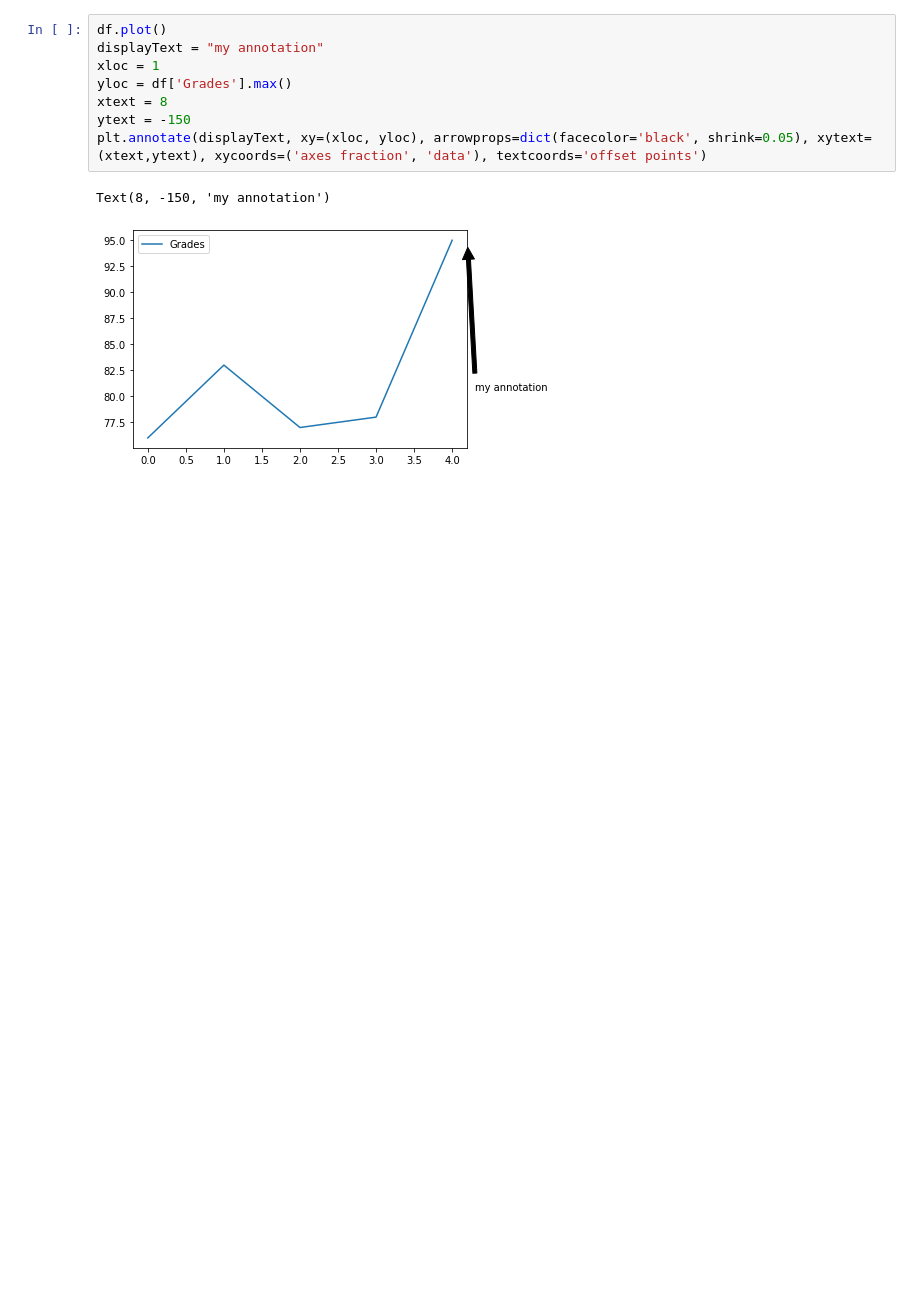
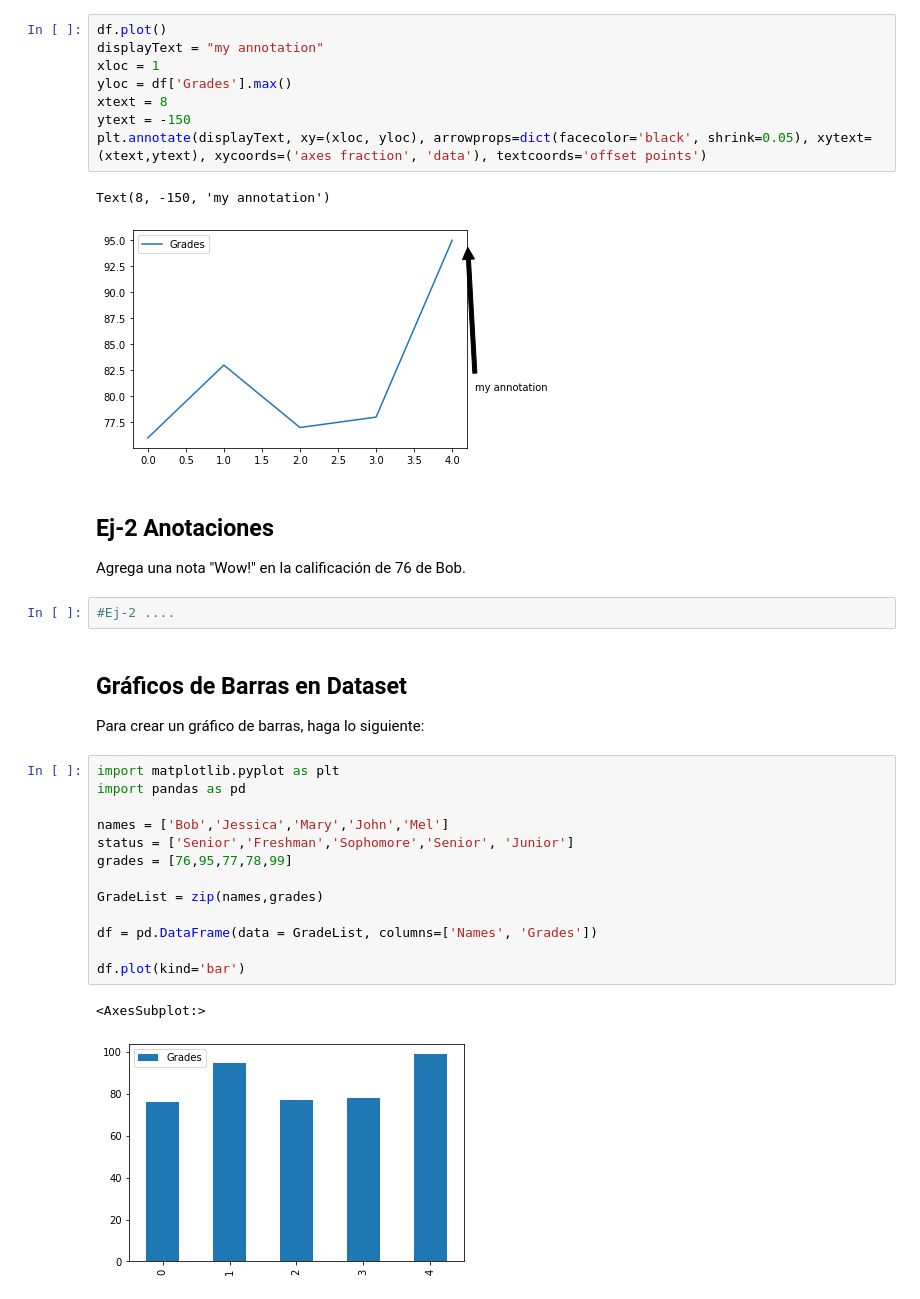
Before and after one commit to GTD2101-ACD-GA-EJ22/2-ADiagDatos, a Jupyter notebook: 2-VisDatos.ipynb, the cells around one changed output. Drawn from its saved outputs; the diff is of its cells as text; blank space fills up the shorter version.

```diff
--- a/2-VisDatos.ipynb
+++ b/2-VisDatos.ipynb
@@ -191,3 +191,29 @@ plt.annotate(displayText, xy=(xloc, yloc), arrowprops=dict(facecolor='black', sh
 # %% [output]
 Text(8, -150, 'my annotation')
 [figure]
+# %% [markdown]
+## Ej-2 Anotaciones
+
+Agrega una nota "Wow!" en la calificación de 76 de Bob.
+# %%
+#Ej-2 ....
+# %% [markdown]
+## Gráficos de Barras en Dataset
+
+Para crear un gráfico de barras, haga lo siguiente:
+# %%
+import matplotlib.pyplot as plt
+import pandas as pd
+
+names = ['Bob','Jessica','Mary','John','Mel']
+status = ['Senior','Freshman','Sophomore','Senior', 'Junior']
+grades = [76,95,77,78,99]
+
+GradeList = zip(names,grades)
+
+df = pd.DataFrame(data = GradeList, columns=['Names', 'Grades'])
+
+df.plot(kind='bar')
+# %% [output]
+<AxesSubplot:>
+[figure, added]
```
Also changed, not shown: parts of 8 cells of this notebook.
